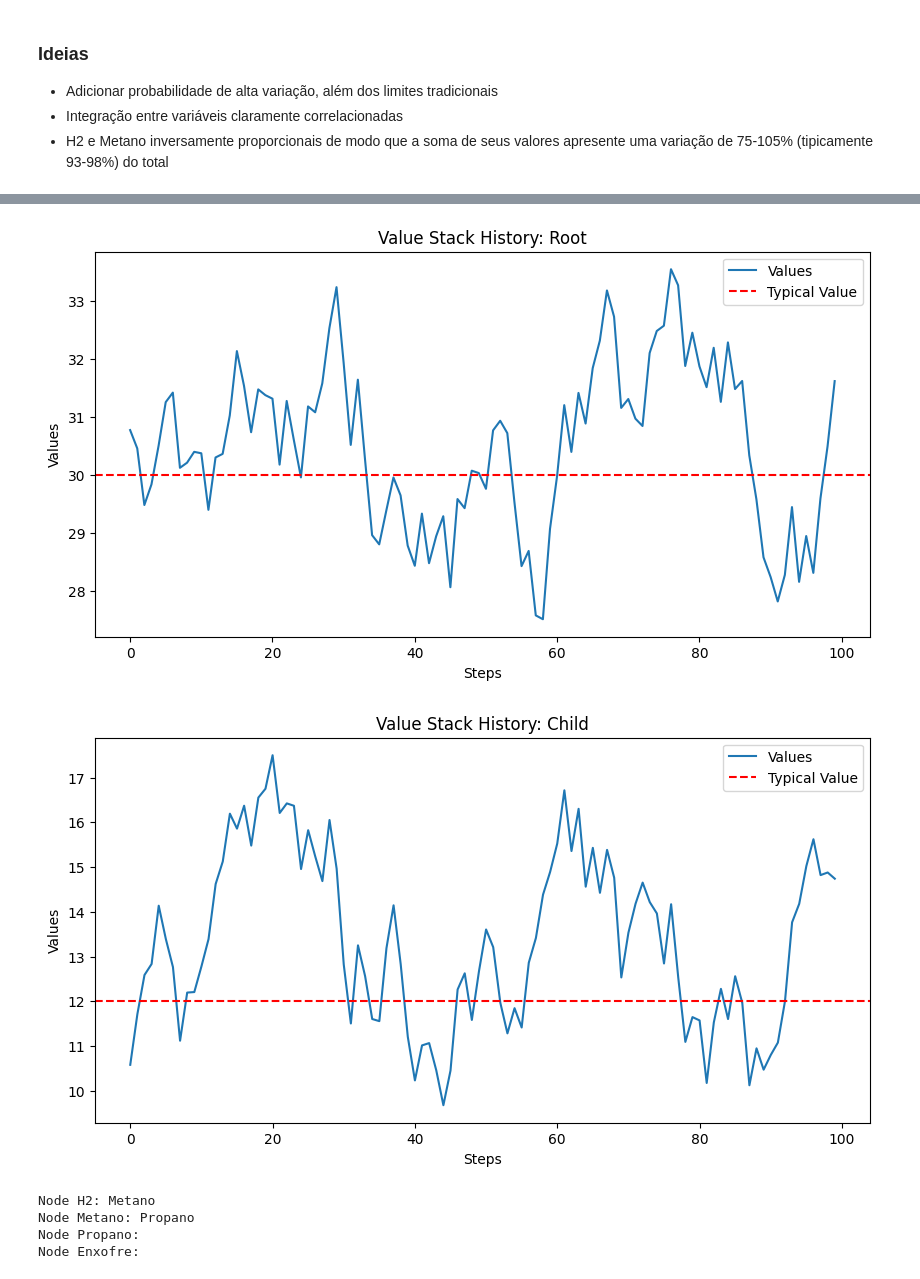
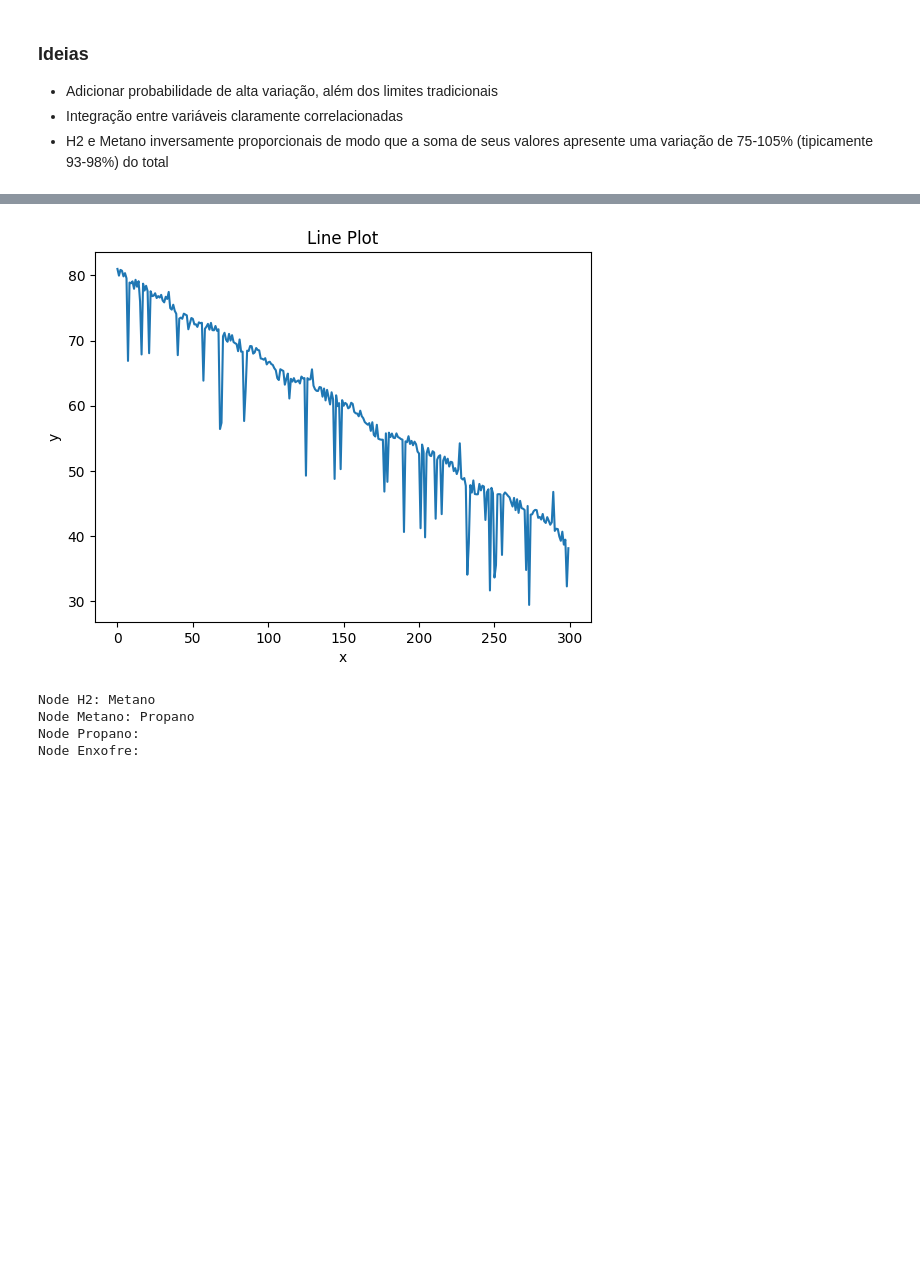
Before and after one commit to gust-vaz/IC_RL_project, a Jupyter notebook: simulador_draft.ipynb, the cells around one changed output, grey strips where cells are left out. Drawn from its saved outputs; the diff is of its cells as text; code cells hidden in the pictures; blank space fills up the shorter version.

```diff
--- a/simulador_draft.ipynb
+++ b/simulador_draft.ipynb
@@ -26,24 +6,44 @@ Base.show_sum_history()
-# %%
-# Define operators
-root_op = Standard(lower_bound=10, upper_bound=50, typical_value=30, name="Root")
-child_op = Standard(lower_bound=5, upper_bound=20, typical_value=12, name="Child")
-
-# Create graph and nodes
-graph = Graph()
-root_node = graph.add_node(root_op)
-child_node = graph.add_node(child_op)
-
-# Add edge with CorrelacaoUsual
-correlation_strategy = CorrelacaoUsual(correlation=0.5)
-graph.add_edge(root_node, child_node, strategy=correlation_strategy)
-
-# Simulate and visualize
-graph.simulate(steps=100)
-root_node.op.show_history()
-child_node.op.show_history()
-# %% [output]
-[figure, removed]
-[figure, removed]
+# %%
+import matplotlib.pyplot as plt
+from math import sin, cos, pi, sqrt
+import random
+
+x0 = 0
+x1 = 300
+y0 = 80
+y1 = 40
+
+def plot_line(x0, y0, x1, y1):
+    dx = x1 - x0
+    dy = y1 - y0
+    x_values = []
+    y_values = []
+    if dx == 0:
+        for y in range(y0, y1):
+            x_values.append(x0)
+            y_values.append(y)
+    else:
+        for x in range(x0, x1):
+            y = y0 + dy * (x - x0) / dx
+            if random.random() < 0.1:
+                y += random.randint(-15, 5)
+            if random.random() < 0.5:
+                y += sin(x/10)
+            if random.random() < 0.5:
+                y += cos(x/5)
+            # if random.random() < 0.04:
+            #     y += sqrt(x)
+            x_values.append(x)
+            y_values.append(y)
+    plt.plot(x_values, y_values)
+    plt.xlabel('x')
+    plt.ylabel('y')
+    plt.title('Line Plot')
+    plt.show()
+
+plot_line(x0, y0, x1, y1)
+# %% [output]
+[figure, added]
 # %%
 from TurbineSimulator import Standard, Graph, CorrelacaoH2Metano, CorrelacaoUsual
 
```
Also changed, not shown: parts of 1 cell of this notebook, 1 other file.
